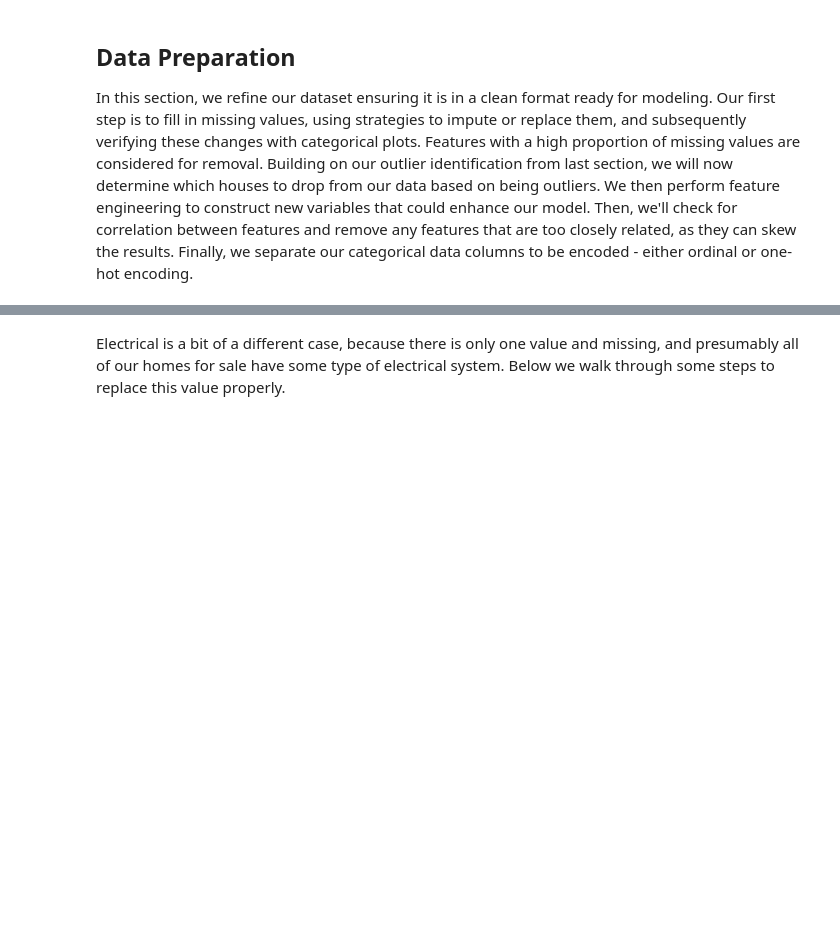
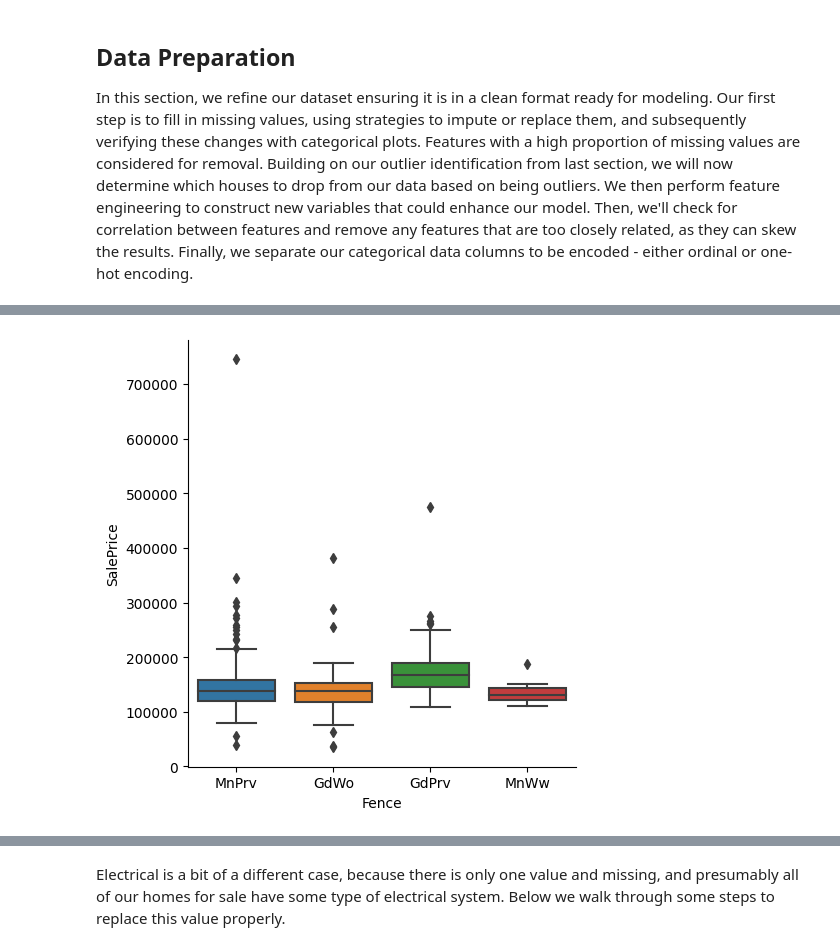
Before and after one commit to krisburke/house-price-prediction-capstone, a Jupyter notebook: notebook/house-price-prediction.ipynb, the cells around one changed output, grey strips where cells are left out. Cells and saved outputs as stored; diff of their text form; code cells hidden in the pictures; blank space fills up the shorter version.

```diff
--- a/notebook/house-price-prediction.ipynb
+++ b/notebook/house-price-prediction.ipynb
@@ -258,4 +679,4 @@ X['Alley'].unique()
 # %%
-replace_empty_value('Alley', 'None')
+X['Alley'].fillna('None', inplace=True)
 # %%
 sns.catplot(data=X, x='Alley', y='SalePrice', kind='box')
@@ -262,5 +686,7 @@ sns.catplot(data=X, x='Alley', y='SalePrice', kind='box')
 # %%
 X['Fence'].unique()
 sns.catplot(data=X, x='Fence', y='SalePrice', kind='box')
-replace_empty_value('Fence', 'None')
+X['Fence'].fillna('None', inplace=True)
+# %% [output]
+[figure, added]
 # %%
```
Also changed, not shown: parts of 90 cells of this notebook, 3 other files.
